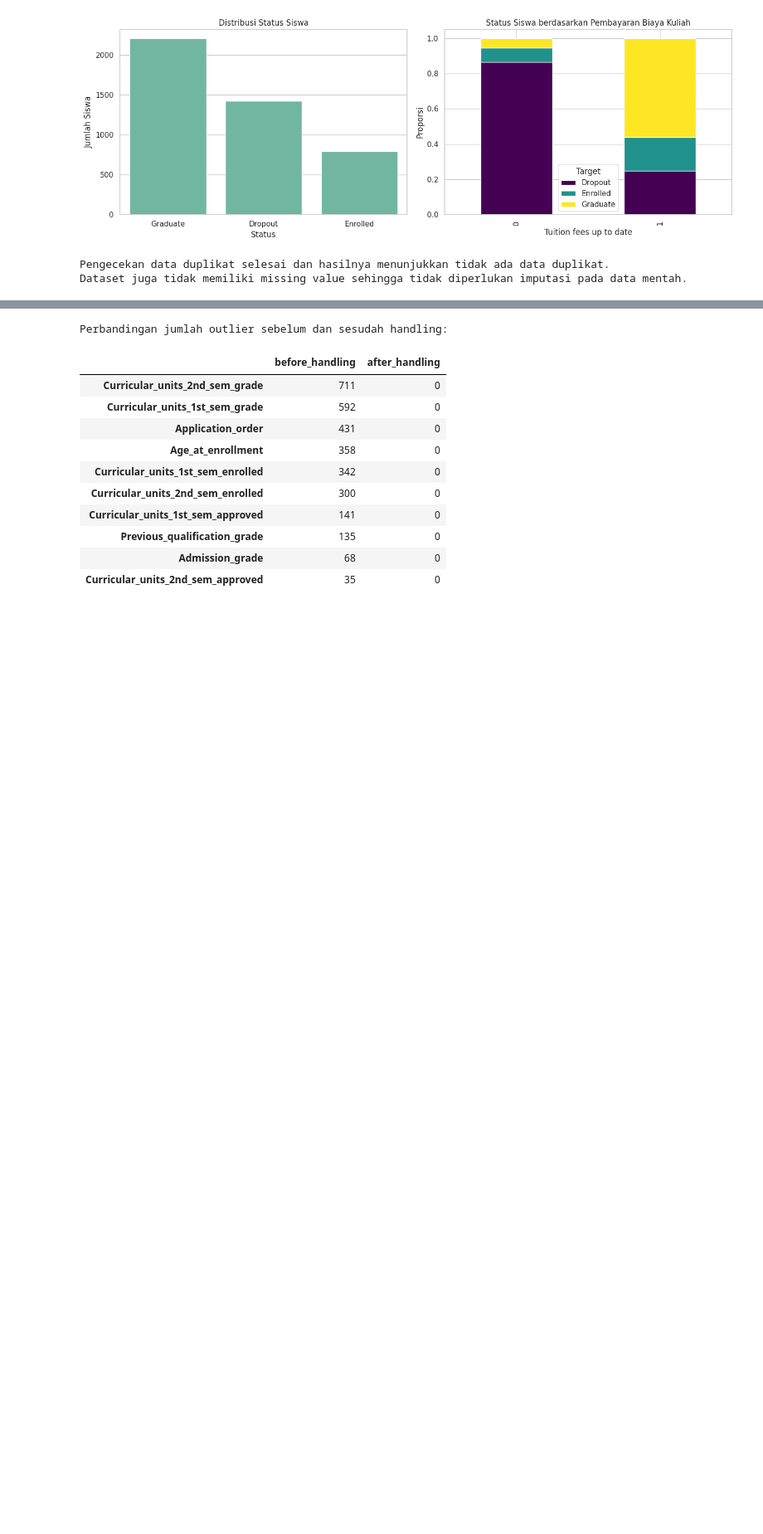
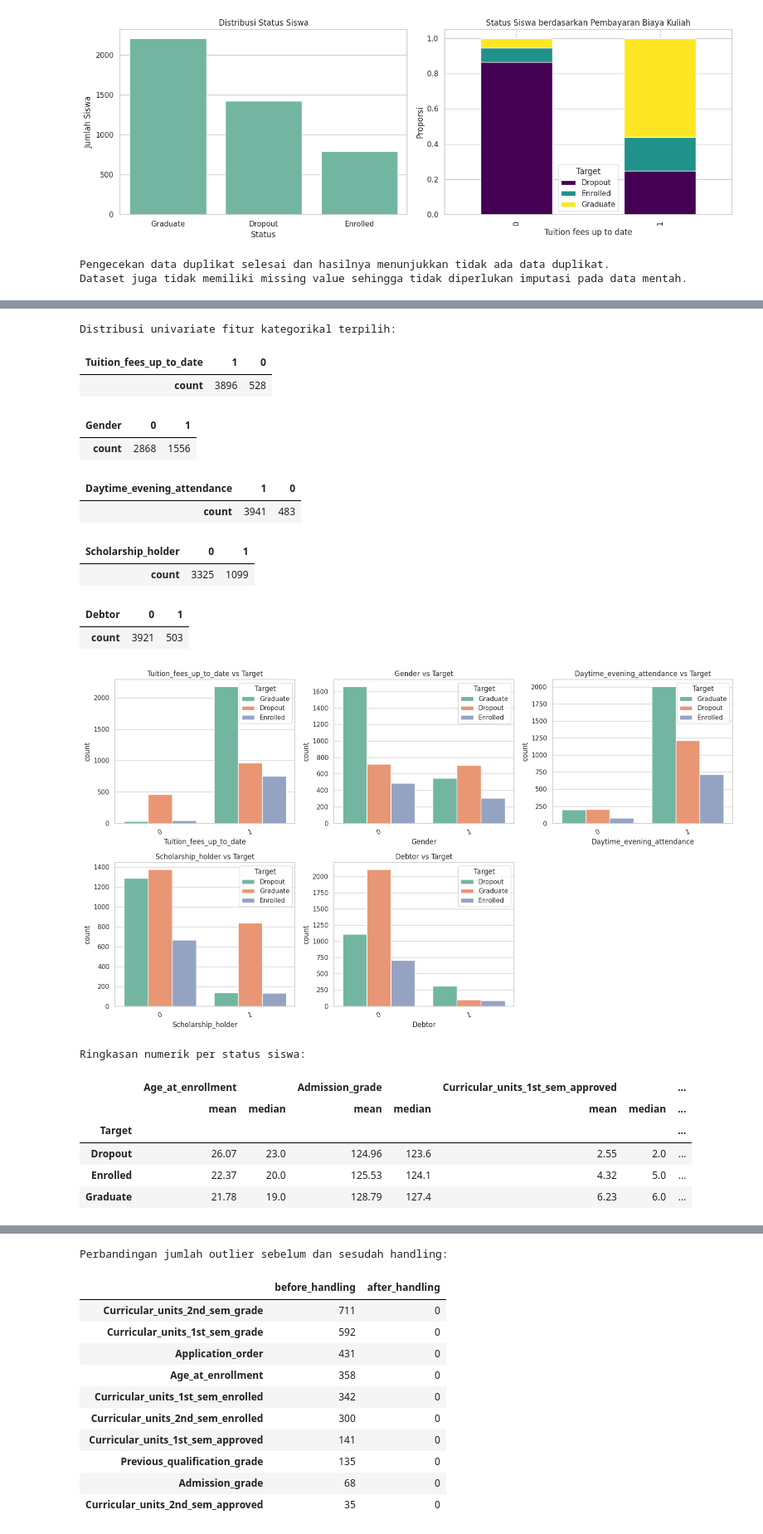
Before and after one commit to mergeconflictlover/menyelesaikan_permasalahan_institusi_pendidikan, a Jupyter notebook: notebook.ipynb, the cells around one changed output, grey strips where cells are left out. Shown at 83% size. Cells and saved outputs as stored; diff of their text form; code cells hidden in the pictures; blank space fills up the shorter version.

```diff
--- a/notebook.ipynb
+++ b/notebook.ipynb
@@ -128,0 +133,52 @@ Dataset juga tidak memiliki missing value sehingga tidak diperlukan imputasi pad
+# %%
+categorical_focus = ['Tuition_fees_up_to_date', 'Gender', 'Daytime_evening_attendance', 'Scholarship_holder', 'Debtor']
+numeric_focus = ['Age_at_enrollment', 'Admission_grade', 'Curricular_units_1st_sem_approved', 'Curricular_units_2nd_sem_approved', 'Curricular_units_2nd_sem_grade']
+
+print('Distribusi univariate fitur kategorikal terpilih:')
+for col in categorical_focus:
+    display(df[col].value_counts(dropna=False).to_frame('count').T)
+
+fig, axes = plt.subplots(2, 3, figsize=(16, 9))
+axes = axes.flatten()
+for ax, col in zip(axes[:5], categorical_focus):
+    sns.countplot(data=df, x=col, hue='Target', ax=ax)
+    ax.set_title(f'{col} vs Target')
+    ax.tick_params(axis='x', rotation=20)
+for ax in axes[5:]:
+    ax.axis('off')
+plt.tight_layout()
+plt.show()
+
+numeric_summary = df.groupby('Target')[numeric_focus].agg(['mean', 'median']).round(2)
+print('Ringkasan numerik per status siswa:')
+display(numeric_summary)
+
+fig, axes = plt.subplots(2, 3, figsize=(16, 9))
+axes = axes.flatten()
+for ax, col in zip(axes[:5], numeric_focus):
+    sns.boxplot(data=df, x='Target', y=col, ax=ax, palette='Set2')
+    ax.set_title(f'{col} by Target')
+for ax in axes[5:]:
+    ax.axis('off')
+plt.tight_layout()
+plt.show()
+# %% [output]
+Distribusi univariate fitur kategorikal terpilih:
+| Tuition_fees_up_to_date | 1 | 0 |
+| count | 3896 | 528 |
+| Gender | 0 | 1 |
+| count | 2868 | 1556 |
+| Daytime_evening_attendance | 1 | 0 |
+| count | 3941 | 483 |
+| Scholarship_holder | 0 | 1 |
+| count | 3325 | 1099 |
+| Debtor | 0 | 1 |
+| count | 3921 | 503 |
+[figure, added]
+Ringkasan numerik per status siswa:
+|  | Age_at_enrollment |  | Admission_grade |  | Curricular_units_1st_sem_approved |  | ... |
+|  | mean | median | mean | median | mean | median | ... |
+| Target |  |  |  |  |  |  | ... |
+| Dropout | 26.07 | 23.0 | 124.96 | 123.6 | 2.55 | 2.0 | ... |
+| Enrolled | 22.37 | 20.0 | 125.53 | 124.1 | 4.32 | 5.0 | ... |
+| Graduate | 21.78 | 19.0 | 128.79 | 127.4 | 6.23 | 6.0 | ... |
```
Also changed, not shown: parts of 6 cells of this notebook, 2 other files.
